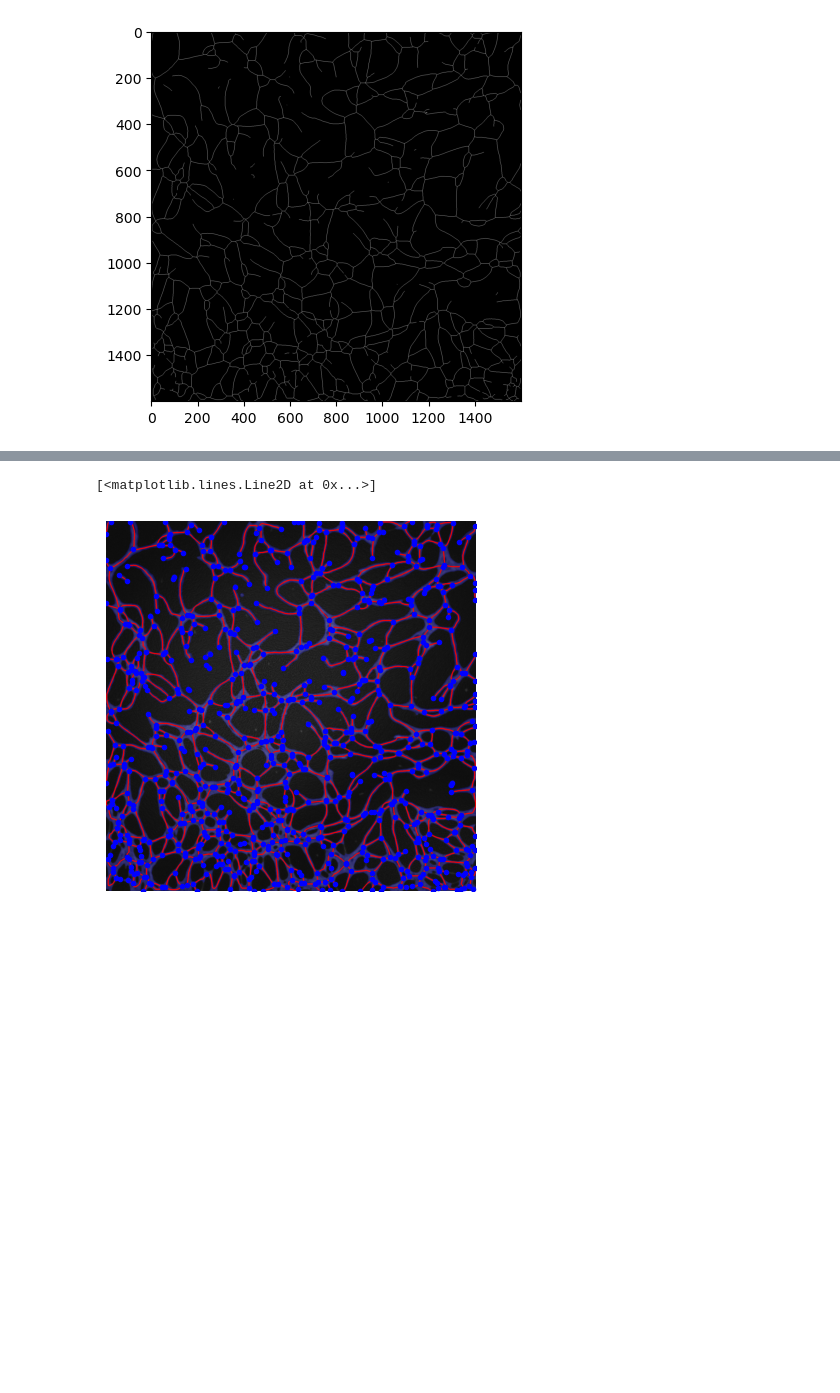
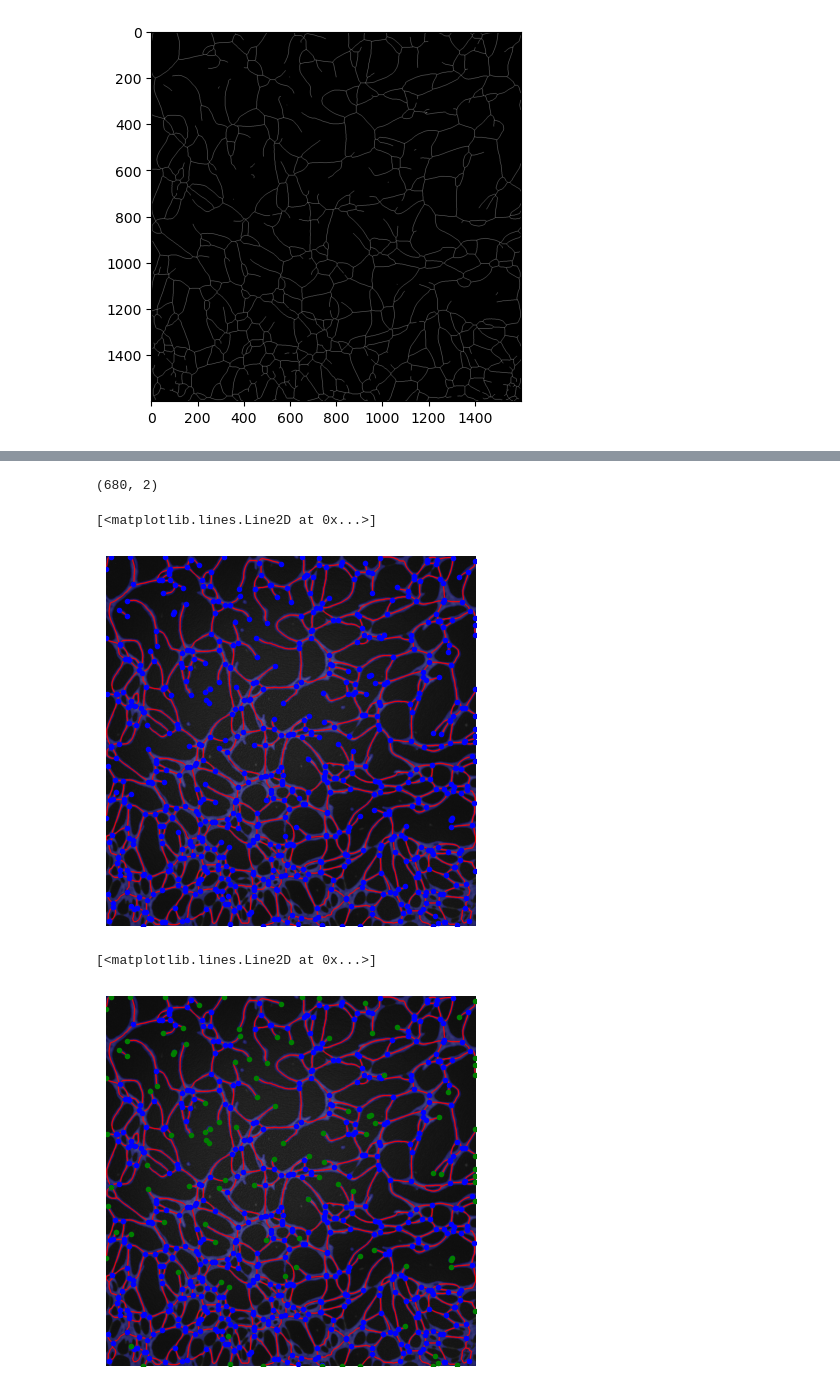
Before and after one commit to HarryKrek/Vascular-Tool, a Jupyter notebook: tester.ipynb, the cells around one changed output, grey strips where cells are left out. Drawn from its saved outputs; the diff is of its cells as text; code cells hidden in the pictures; blank space fills up the shorter version.

```diff
--- a/tester.ipynb
+++ b/tester.ipynb
@@ -112,11 +95,34 @@ from skan import draw
 graph = sknw.build_sknw(pruned_skel)
 nodes = graph.nodes()
 ps = np.array([nodes[i]['o'] for i in nodes])
+print(np.shape(ps))
 
 fig, ax = plt.subplots()
 masked = label2rgb(dilated,image=img, colors = ['blue'], alpha=0.25)
 draw.overlay_skeleton_2d(masked, pruned_skel, dilate=2, axes=ax)
 plt.plot(ps[:,1], ps[:,0], 'b.')
 # %% [output]
-[<matplotlib.lines.Line2D at 0x...>]
+(680, 2)
+[<matplotlib.lines.Line2D at 0x...>]
-[figure, old version]
+[figure, new version]
+# %%
+#try and use network x to differentiate branch pts from end pts
+import networkx as nx
+bp = []
+ep = []
+for node in nodes:
+    if graph.degree[node] == 1:
+        ep.append(node)
+    elif graph.degree[node] > 2:
+        bp.append(node)
+branchPoints = np.array([nodes[i]['o'] for i in bp])
+endPoints = np.array([nodes[i]['o'] for i in ep])
+
+fig, ax = plt.subplots()
+masked = label2rgb(dilated,image=img, colors = ['blue'], alpha=0.25)
+draw.overlay_skeleton_2d(masked, pruned_skel, dilate=2, axes=ax)
+plt.plot(branchPoints[:,1], branchPoints[:,0], 'b.')
+plt.plot(endPoints[:,1], endPoints[:,0], 'g.')
+# %% [output]
+[<matplotlib.lines.Line2D at 0x...>]
+[figure, added]
```
Also changed, not shown: parts of 7 cells of this notebook.
